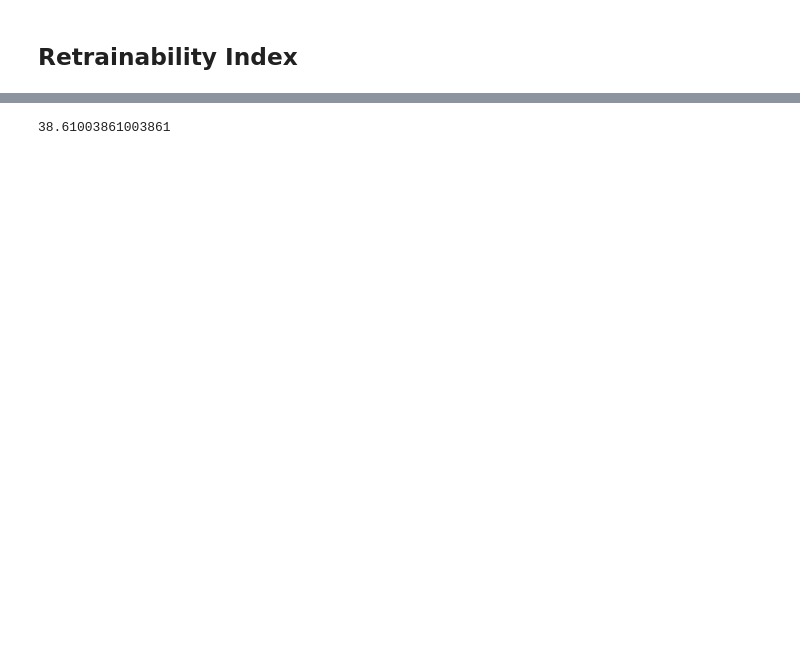
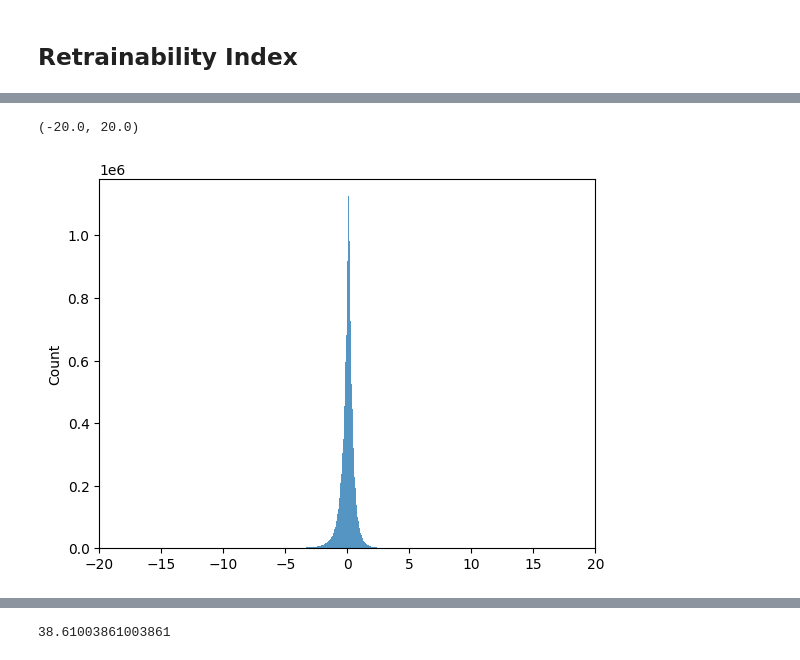
Before and after one commit to jcanedy/retrainability-index, a Jupyter notebook: notebooks/analyze_index_data.ipynb, the cells around one changed output, grey strips where cells are left out. Cells and saved outputs as stored; diff of their text form; code cells hidden in the pictures; blank space fills up the shorter version.

```diff
--- a/notebooks/analyze_index_data.ipynb
+++ b/notebooks/analyze_index_data.ipynb
@@ -180,0 +81,4 @@ shape: (1, 35)
+# %%
+df_complete = lf_complete.collect()
+# %%
+df_complete = df_complete.to_pandas()
@@ -180,0 +92,11 @@ shape: (1, 35)
+# %%
+mask = (df_complete["wages_mean_diff"] < p90) & (df_complete["wages_mean_diff"] > p10)
+
+x = stats.zscore(df_complete["wages_mean_diff"])
+# %%
+ax = sns.histplot(x)
+
+ax.set_xlim(-20, 20)
+# %% [output]
+(-20.0, 20.0)
+[figure, added]
```
Also changed, not shown: parts of 24 cells of this notebook, 3 other files.
